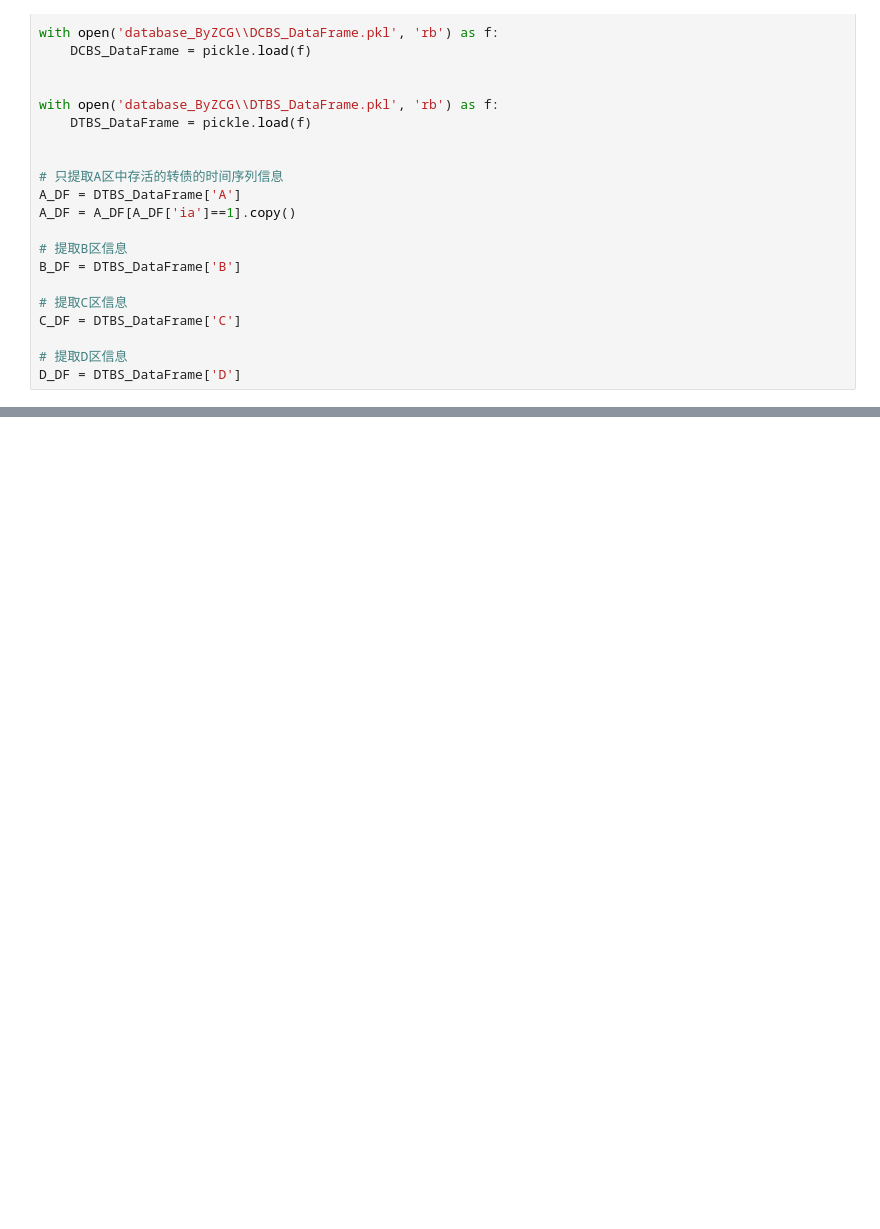
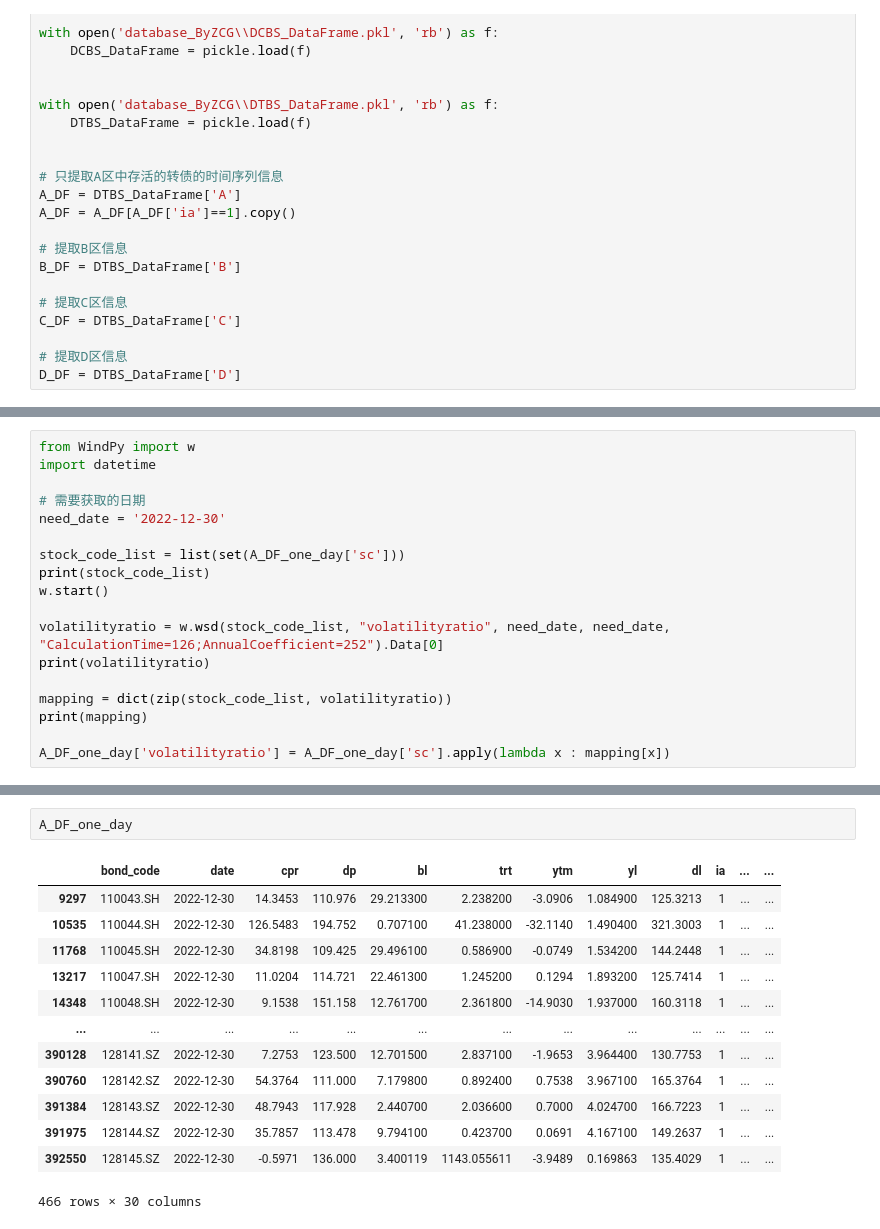
Before and after one commit to Big-ZhangCG/DB_FROM_20230811, a Jupyter notebook: mywork_ByZCG/mywork_网格交易法_实验阶段.ipynb, the cells around one changed output, grey strips where cells are left out. Drawn from its saved outputs; the diff is of its cells as text; blank space fills up the shorter version.

```diff
--- a/mywork_ByZCG/mywork_网格交易法_实验阶段.ipynb
+++ b/mywork_ByZCG/mywork_网格交易法_实验阶段.ipynb
@@ -310,0 +369,18 @@ print(D_DF)
+# %%
+from WindPy import w
+import datetime
+
+# 需要获取的日期
+need_date = '2022-12-30'
+
+stock_code_list = list(set(A_DF_one_day['sc']))
+print(stock_code_list)
+w.start()
+
+volatilityratio = w.wsd(stock_code_list, "volatilityratio", need_date, need_date, "CalculationTime=126;AnnualCoefficient=252").Data[0]
+print(volatilityratio)
+
+mapping = dict(zip(stock_code_list, volatilityratio))
+print(mapping)
+
+A_DF_one_day['volatilityratio'] = A_DF_one_day['sc'].apply(lambda x : mapping[x])
@@ -310,0 +391,16 @@ print(D_DF)
+# %%
+A_DF_one_day
+# %% [output]
+|  | bond_code | date | cpr | dp | bl | trt | ytm | yl | dl | ia | ... | ... |
+| 9297 | 110043.SH | 2022-12-30 | 14.3453 | 110.976 | 29.213300 | 2.238200 | -3.0906 | 1.084900 | 125.3213 | 1 | ... | ... |
+| 10535 | 110044.SH | 2022-12-30 | 126.5483 | 194.752 | 0.707100 | 41.238000 | -32.1140 | 1.490400 | 321.3003 | 1 | ... | ... |
+| 11768 | 110045.SH | 2022-12-30 | 34.8198 | 109.425 | 29.496100 | 0.586900 | -0.0749 | 1.534200 | 144.2448 | 1 | ... | ... |
+| 13217 | 110047.SH | 2022-12-30 | 11.0204 | 114.721 | 22.461300 | 1.245200 | 0.1294 | 1.893200 | 125.7414 | 1 | ... | ... |
+| 14348 | 110048.SH | 2022-12-30 | 9.1538 | 151.158 | 12.761700 | 2.361800 | -14.9030 | 1.937000 | 160.3118 | 1 | ... | ... |
+| ... | ... | ... | ... | ... | ... | ... | ... | ... | ... | ... | ... | ... |
+| 390128 | 128141.SZ | 2022-12-30 | 7.2753 | 123.500 | 12.701500 | 2.837100 | -1.9653 | 3.964400 | 130.7753 | 1 | ... | ... |
+| 390760 | 128142.SZ | 2022-12-30 | 54.3764 | 111.000 | 7.179800 | 0.892400 | 0.7538 | 3.967100 | 165.3764 | 1 | ... | ... |
+| 391384 | 128143.SZ | 2022-12-30 | 48.7943 | 117.928 | 2.440700 | 2.036600 | 0.7000 | 4.024700 | 166.7223 | 1 | ... | ... |
+| 391975 | 128144.SZ | 2022-12-30 | 35.7857 | 113.478 | 9.794100 | 0.423700 | 0.0691 | 4.167100 | 149.2637 | 1 | ... | ... |
+| 392550 | 128145.SZ | 2022-12-30 | -0.5971 | 136.000 | 3.400119 | 1143.055611 | -3.9489 | 0.169863 | 135.4029 | 1 | ... | ... |
+466 rows × 30 columns
```
Also changed, not shown: parts of 9 cells of this notebook, 11 other files.
